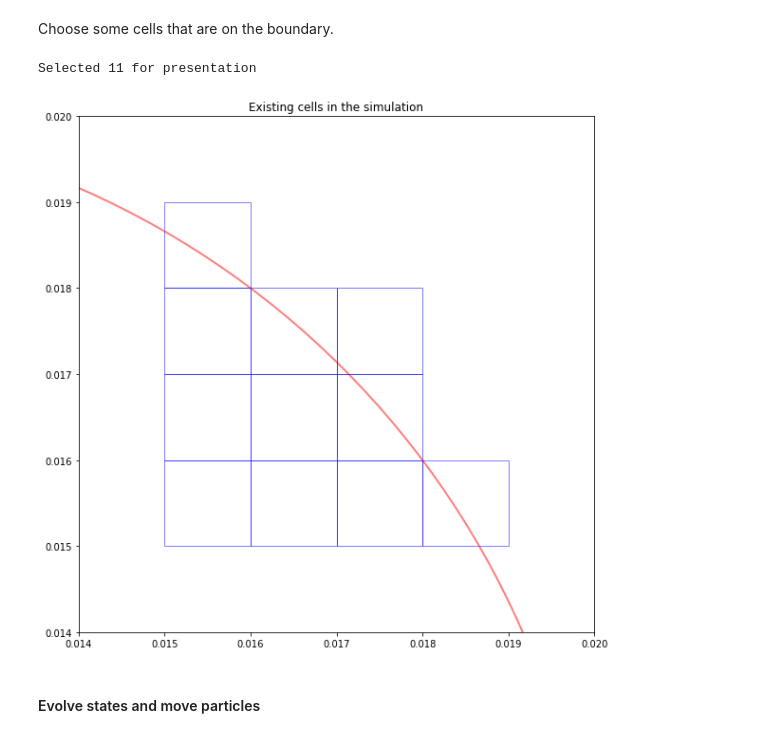
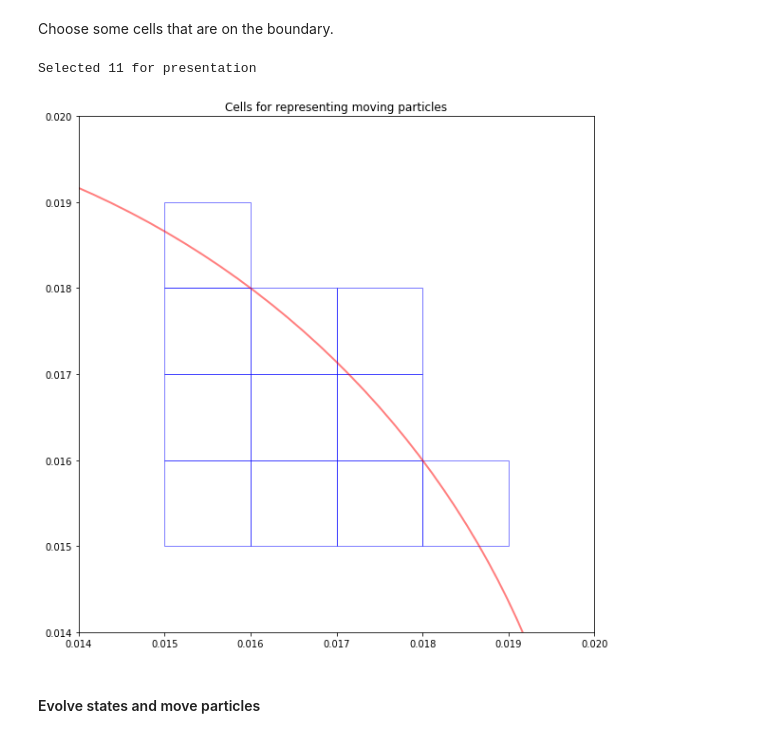
Before and after one commit to GinkoBalboa/parfis, a Jupyter notebook: doc/sphinx/source/demo_files/move_cylindrical_demo.ipynb, the cells around one changed output. Cells and saved outputs as stored; diff of their text form; code cells hidden in the pictures.

```diff
--- a/doc/sphinx/source/demo_files/move_cylindrical_demo.ipynb
+++ b/doc/sphinx/source/demo_files/move_cylindrical_demo.ipynb
@@ -49,42 +49,42 @@ for i in xRange:
         cellPos.y = j
         cellId = ptrSimData[0].cellIdVec.ptr[pfs.getAbsoluteCellId(cellCount, cellPos)]
         if cellId != pfs.Const.noCellId:
             cellIdRange.append(cellId)
 print(f"Selected {len(cellIdRange)} for presentation")
 
 # Draw the cells
-fig, ax = plt.subplots(figsize=(10, 10))
-ax.set_title("Cells for representing moving particles")
-ax.plot()
+fig, axGrid = plt.subplots(figsize=(10, 10))
+axGrid.set_title("Cells for representing moving particles")
+axGrid.plot()
 for cellId in cellIdRange:
     pos = ptrSimData[0].cellVec.ptr[cellId].pos
-    ax.add_patch(
+    axGrid.add_patch(
         patches.Rectangle(
             (cellSize.x*pos.x, cellSize.y*pos.y),
             cellSize.x, cellSize.y,
             edgecolor = 'blue',
             alpha = 0.5,
             fill=False
         )
     )
 # Draw the geometry bound
-ax.add_patch(
+axGrid.add_patch(
 patches.Circle(
     (geoSize.x*0.5, geoSize.y*0.5),
     radius=geoSize.x*0.5,
     lw = 2,
     edgecolor = 'red',
     alpha = 0.5,
     fill=False
     )
 )
-ax.set_xlim((xRange[0] - 1)*cellSize.x, (xRange[-1] + 1)*cellSize.x)
-ax.set_ylim((yRange[0] - 1)*cellSize.y, (yRange[-1] + 1)*cellSize.y)
-ax.set_aspect('equal')
+axGrid.set_xlim((xRange[0] - 1)*cellSize.x, (xRange[-1] + 1)*cellSize.x)
+axGrid.set_ylim((yRange[0] - 1)*cellSize.y, (yRange[-1] + 1)*cellSize.y)
+axGrid.set_aspect('equal')
 plt.show()
 # %% [output]
 Selected 11 for presentation
-[figure, old version]
+[figure, new version]
 # %% [markdown]
 #### Evolve states and move particles
 # %%
```
Also changed, not shown: parts of 1 cell of this notebook, 14 other files.
